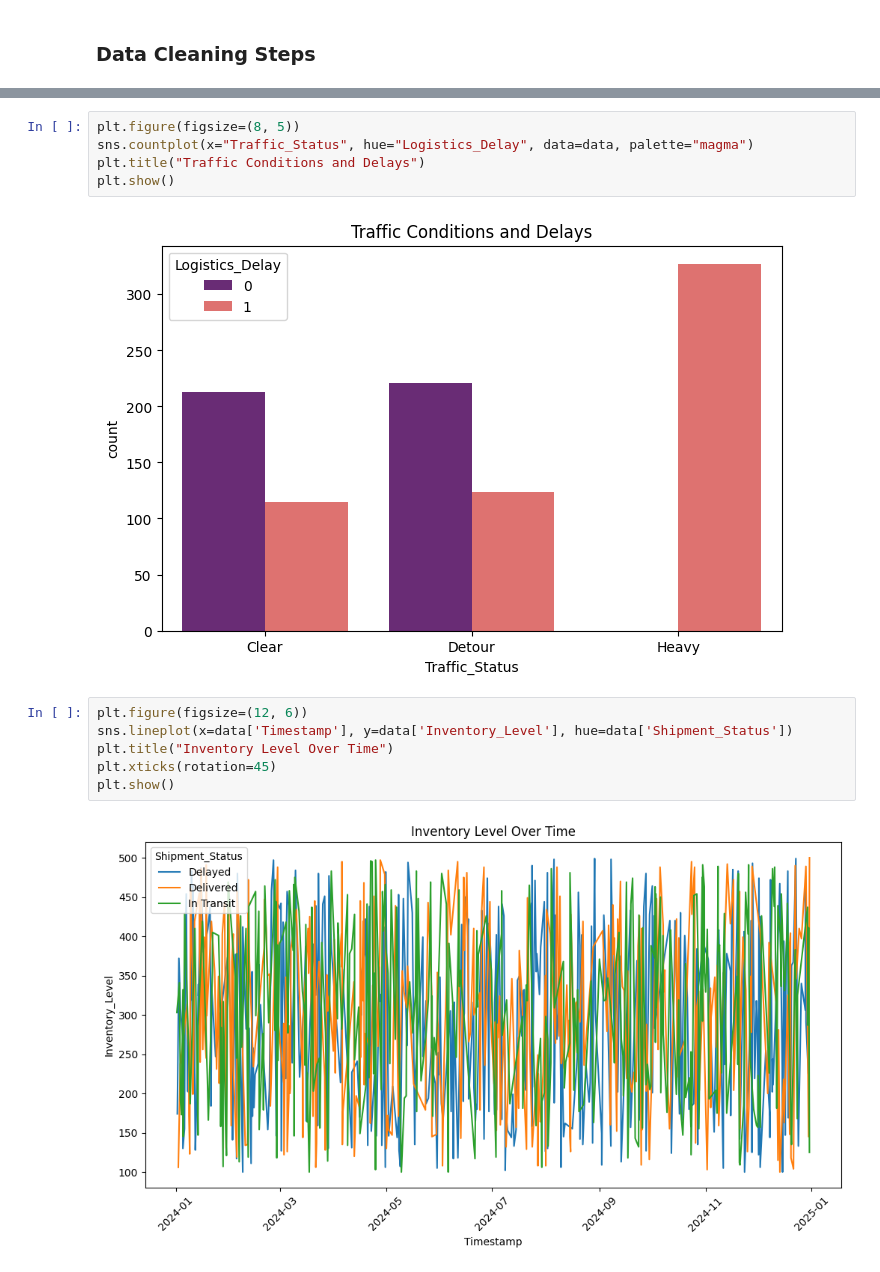
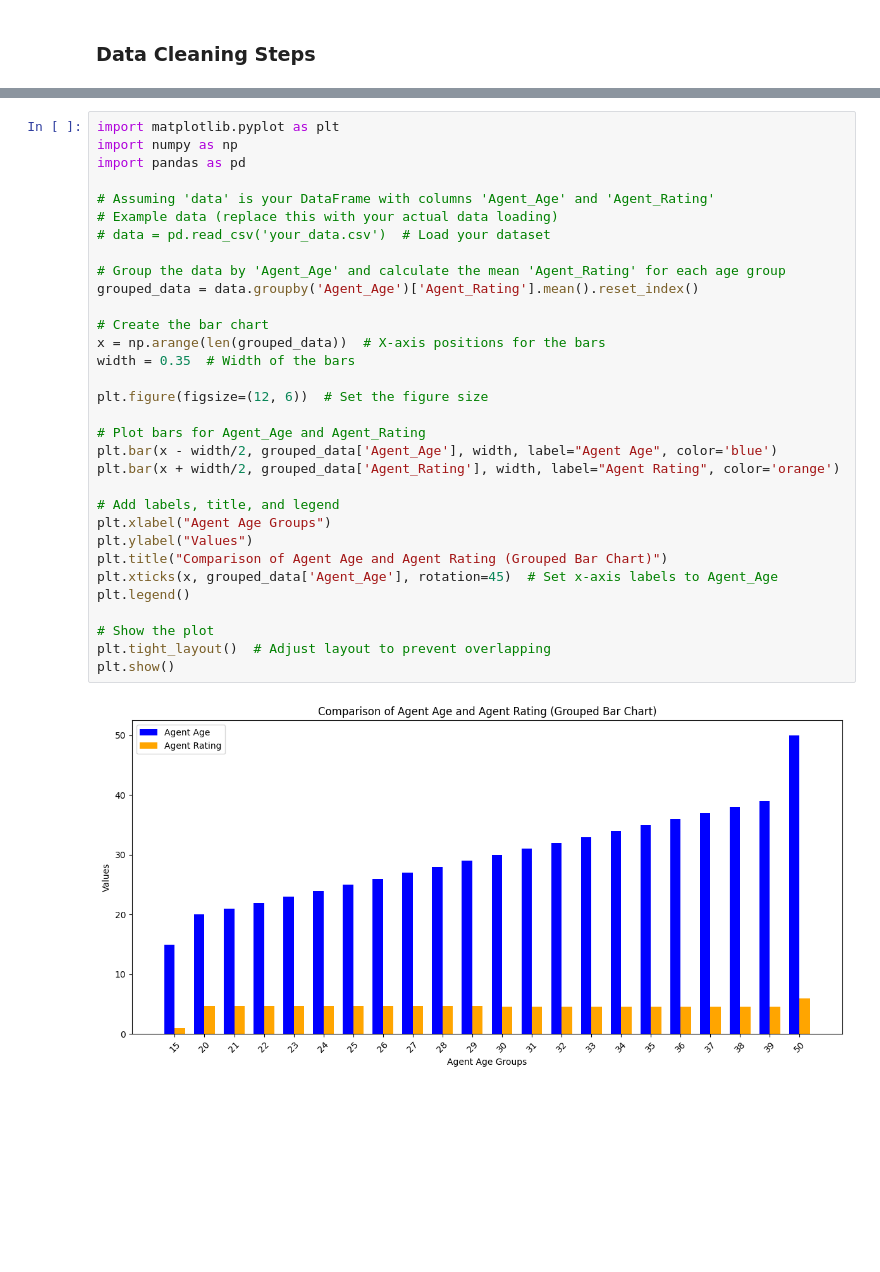
Before and after one commit to ImaneBenzegunine/Logistic_Analysis, a Jupyter notebook: notebook/process.ipynb, the cells around one changed output, grey strips where cells are left out. Drawn from its saved outputs; the diff is of its cells as text; blank space fills up the shorter version.

```diff
--- a/notebook/process.ipynb
+++ b/notebook/process.ipynb
@@ -124,15 +116,34 @@ plt.show()
-# %%
-plt.figure(figsize=(8, 5))
-sns.countplot(x="Traffic_Status", hue="Logistics_Delay", data=data, palette="magma")
-plt.title("Traffic Conditions and Delays")
-plt.show()
-# %% [output]
-[figure, removed]
-# %%
-plt.figure(figsize=(12, 6))
-sns.lineplot(x=data['Timestamp'], y=data['Inventory_Level'], hue=data['Shipment_Status'])
-plt.title("Inventory Level Over Time")
-plt.xticks(rotation=45)
-plt.show()
-# %% [output]
-[figure, removed]
+# %%
+import matplotlib.pyplot as plt
+import numpy as np
+import pandas as pd
+
+# Assuming 'data' is your DataFrame with columns 'Agent_Age' and 'Agent_Rating'
+# Example data (replace this with your actual data loading)
+# data = pd.read_csv('your_data.csv')  # Load your dataset
+
+# Group the data by 'Agent_Age' and calculate the mean 'Agent_Rating' for each age group
+grouped_data = data.groupby('Agent_Age')['Agent_Rating'].mean().reset_index()
+
+# Create the bar chart
+x = np.arange(len(grouped_data))  # X-axis positions for the bars
+width = 0.35  # Width of the bars
+
+plt.figure(figsize=(12, 6))  # Set the figure size
+
+# Plot bars for Agent_Age and Agent_Rating
+plt.bar(x - width/2, grouped_data['Agent_Age'], width, label="Agent Age", color='blue')
+plt.bar(x + width/2, grouped_data['Agent_Rating'], width, label="Agent Rating", color='orange')
+
+# Add labels, title, and legend
+plt.xlabel("Agent Age Groups")
+plt.ylabel("Values")
+plt.title("Comparison of Agent Age and Agent Rating (Grouped Bar Chart)")
+plt.xticks(x, grouped_data['Agent_Age'], rotation=45)  # Set x-axis labels to Agent_Age
+plt.legend()
+
+# Show the plot
+plt.tight_layout()  # Adjust layout to prevent overlapping
+plt.show()
+# %% [output]
+[figure, added]
```
Also changed, not shown: parts of 19 cells of this notebook, 1 other file.
